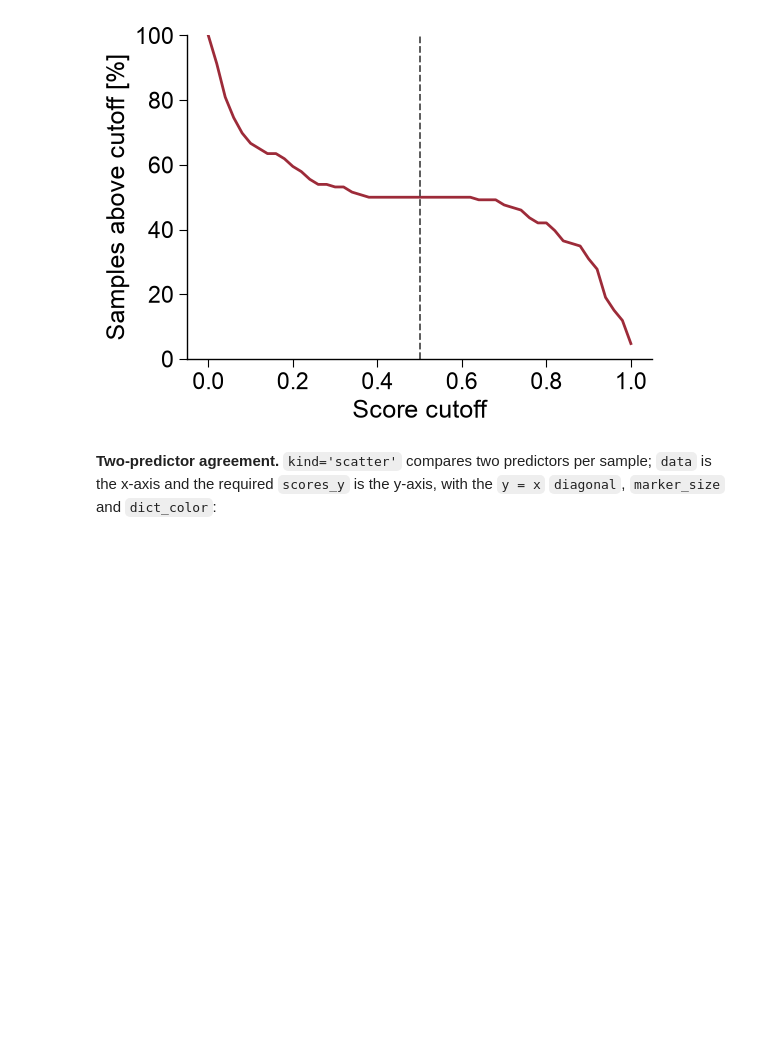
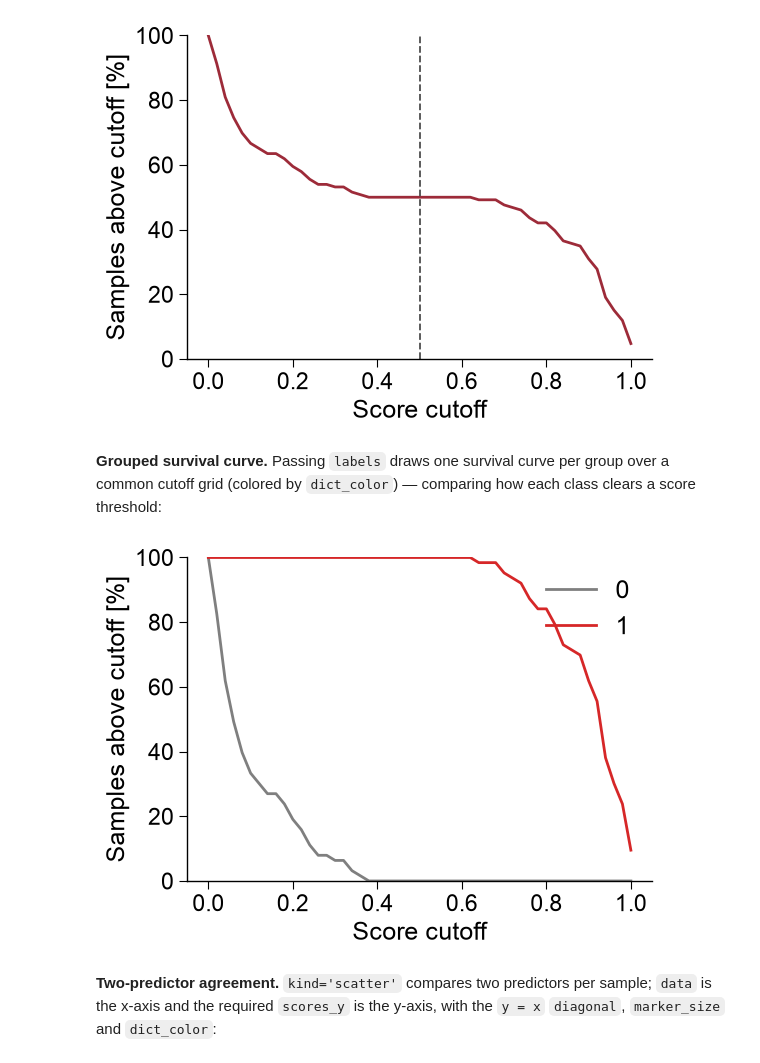
Before and after one commit to breimanntools/aaanalysis, a Jupyter notebook: examples/prediction/aapred_plot_group.ipynb, the cells around one changed output. Cells and saved outputs as stored; diff of their text form; code cells hidden in the pictures; blank space fills up the shorter version.

```diff
--- a/examples/prediction/aapred_plot_group.ipynb
+++ b/examples/prediction/aapred_plot_group.ipynb
@@ -62,6 +62,17 @@ plt.tight_layout()
 plt.show()
 # %% [output]
 [figure]
+# %% [markdown]
+**Grouped survival curve.** Passing ``labels`` draws one survival curve per group over a common cutoff grid (colored by ``dict_color``) — comparing how each class clears a score threshold:
+# %%
+aapred_plot.predict_group(data=scores, kind="cutoff", labels=labels,
+                          dict_color={1: "tab:red", 0: "tab:gray"}, n_steps=51,
+                          figsize=(6, 4.5), xlabel="Score cutoff",
+                          ylabel="Samples above cutoff [%]")
+plt.tight_layout()
+plt.show()
+# %% [output]
+[figure, added]
 # %% [markdown]
 **Two-predictor agreement.** ``kind='scatter'`` compares two predictors per sample; ``data`` is the x-axis and the required ``scores_y`` is the y-axis, with the ``y = x`` ``diagonal``, ``marker_size`` and ``dict_color``:
 # %%
```
Also changed, not shown: parts of 4 cells of this notebook, 3 other files.
